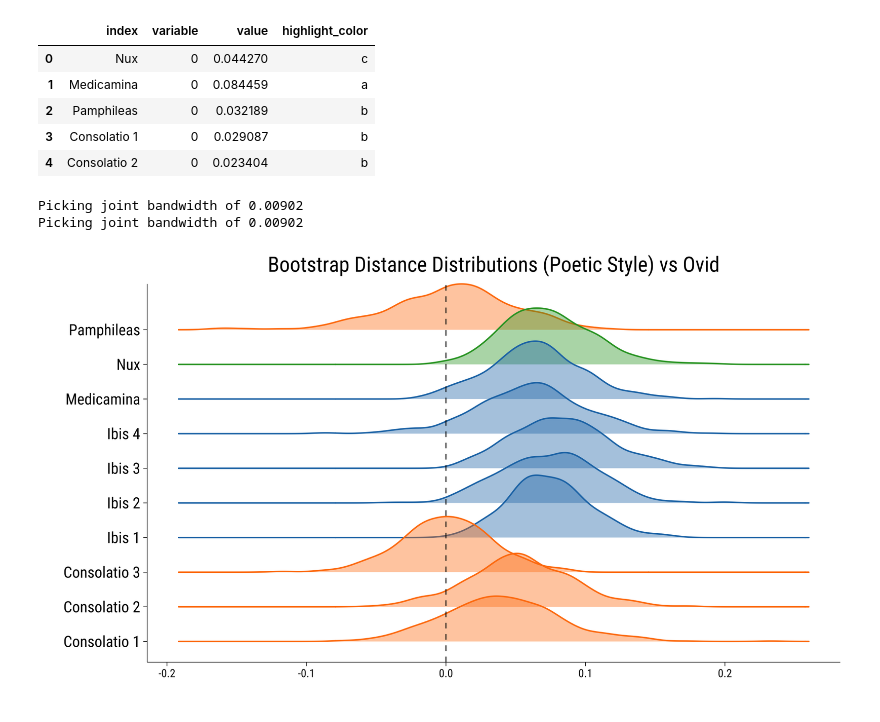
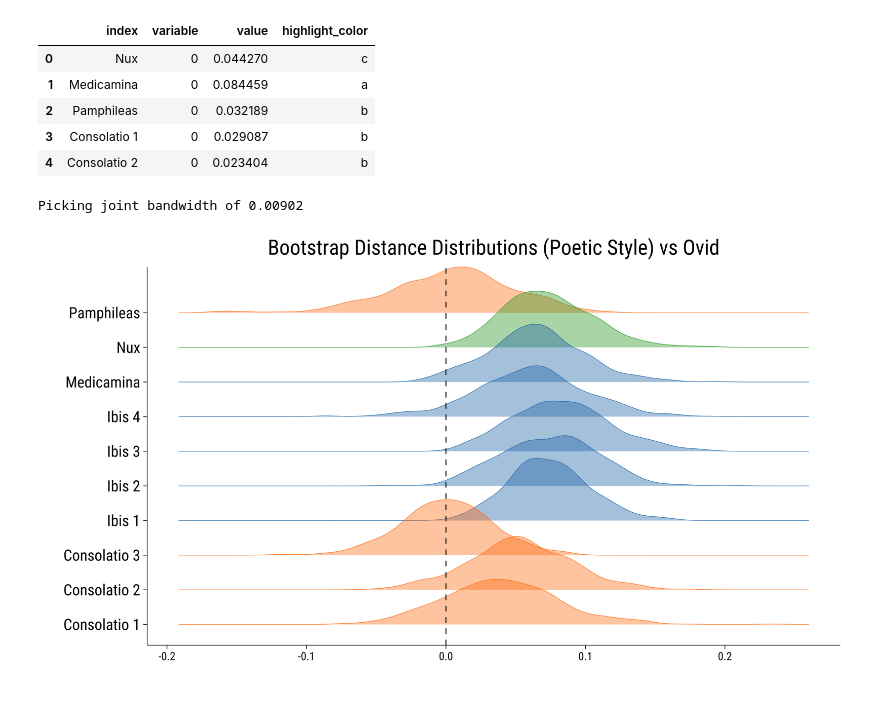
Before and after one commit to bnagy/nux-paper, a Jupyter notebook: repro/nux_bdi_poet.ipynb, the cells around one changed output. Drawn from its saved outputs; the diff is of its cells as text; code cells hidden in the pictures.

```diff
--- a/repro/nux_bdi_poet.ipynb
+++ b/repro/nux_bdi_poet.ipynb
@@ -255,35 +271,35 @@ coord_cartesian(clip = "off") +
 ggridges::stat_density_ridges(
     quantile_lines = FALSE, quantiles = 2,
     alpha = .4,
+    linewidth=0.15
 ) +
 geom_vline(xintercept=0, colour=fgcol, linetype='dashed', linewidth=0.3) +
 scale_y_discrete() +
 scale_color_paletteer_d(plt) +
 scale_fill_paletteer_d(plt) +
 theme_bw() +
 xlab("") +
 ylab("") +
 ggtitle("Bootstrap Distance Distributions (Poetic Style) vs Ovid") +
 theme(
     panel.border = element_blank(),
     legend.position='none',
     panel.background = element_rect(fill = bgcol,color=bgcol),
     plot.background = element_rect(fill = bgcol,color=bgcol),
     plot.title = element_text(hjust = 0.5, size=15, family="fnt", color=fgcol),
     axis.line.x=element_line(linewidth=0.2,color=fgcol),
     axis.line.y=element_line(linewidth=0.2,color=fgcol),
     axis.ticks.x=element_line(linewidth=0.2,color=fgcol),
     axis.ticks.y=element_line(linewidth=0.2,color=fgcol),
     axis.text.x=element_text(size=8, family="fnt", color=fgcol),
     axis.text.y=element_text(size=11, family="fnt", color=fgcol),
     panel.grid.major = element_blank(),
     panel.grid.minor = element_blank(),
 )
 
 # fn <- "../figures/bdi_poet_med.pdf"
 # ggsave(plot=p, fn, dpi=600, width=8, height=4.5, device=cairo_pdf)
 p
 # %% [output]
 Picking joint bandwidth of 0.00902
-Picking joint bandwidth of 0.00902
-[figure, old version]
+[figure, new version]
```
Also changed, not shown: parts of 3 cells of this notebook, 1 other file.
